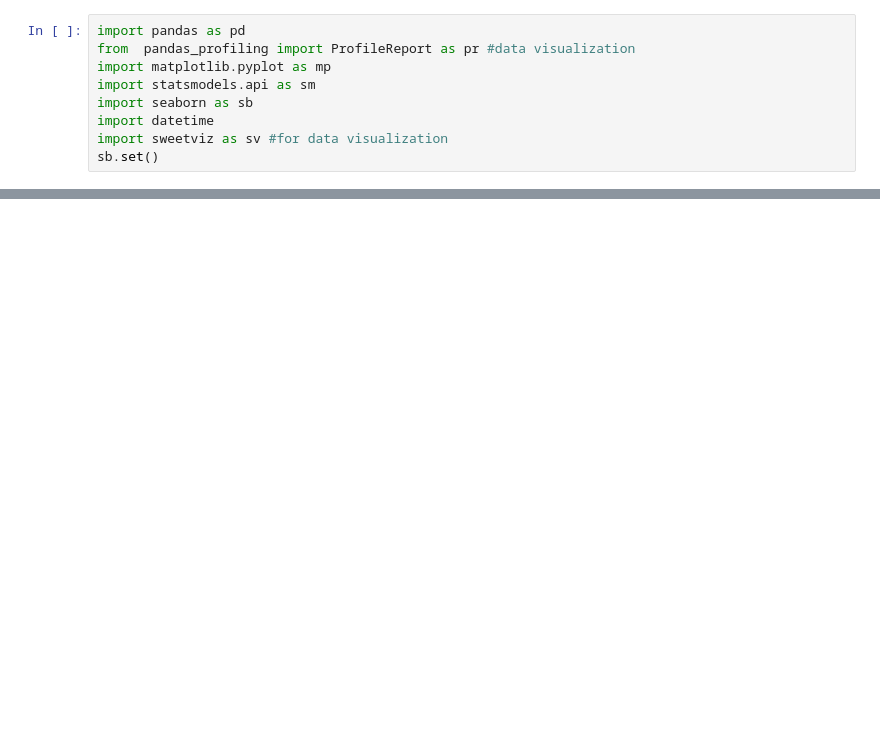
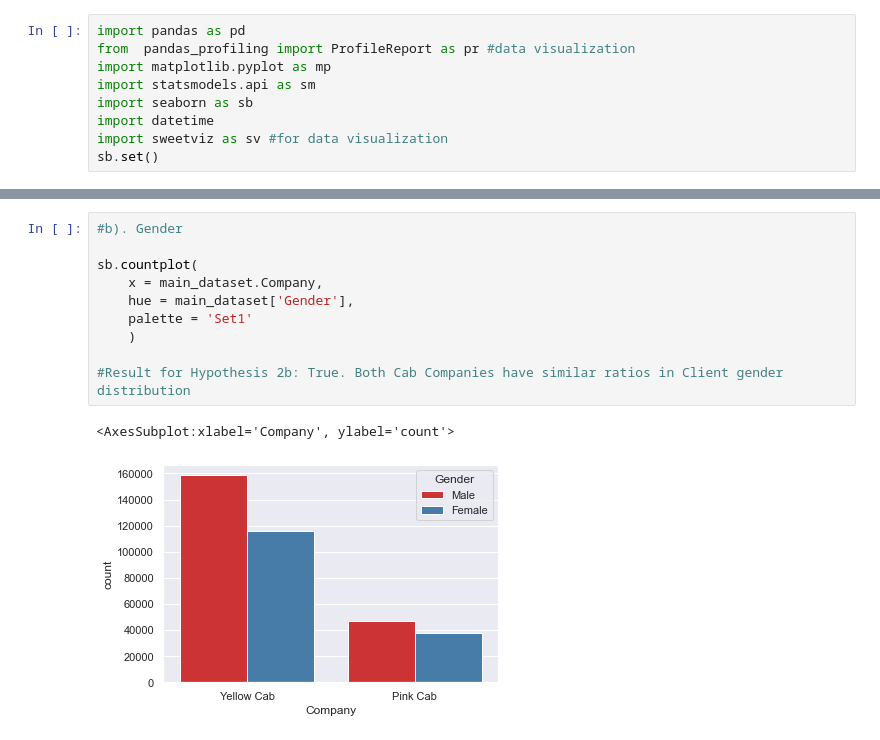
Before and after one commit to teddywaweru/DataGlacier, a Jupyter notebook: Week2_Cab_G2M_Investment/cab_data_analysis.ipynb, the cells around one changed output, grey strips where cells are left out. Cells and saved outputs as stored; diff of their text form; blank space fills up the shorter version.

```diff
--- a/Week2_Cab_G2M_Investment/cab_data_analysis.ipynb
+++ b/Week2_Cab_G2M_Investment/cab_data_analysis.ipynb
@@ -44,0 +137,13 @@ Report cab_transaction_comp.html was generated! NOTEBOOK/COLAB USERS: the web br
+# %%
+#b). Gender
+
+sb.countplot(
+    x = main_dataset.Company,
+    hue = main_dataset['Gender'],
+    palette = 'Set1'
+    )
+
+#Result for Hypothesis 2b: True. Both Cab Companies have similar ratios in Client gender distribution
+# %% [output]
+<AxesSubplot:xlabel='Company', ylabel='count'>
+[figure, added]
```
Also changed, not shown: parts of 14 cells of this notebook, 11 other files.
